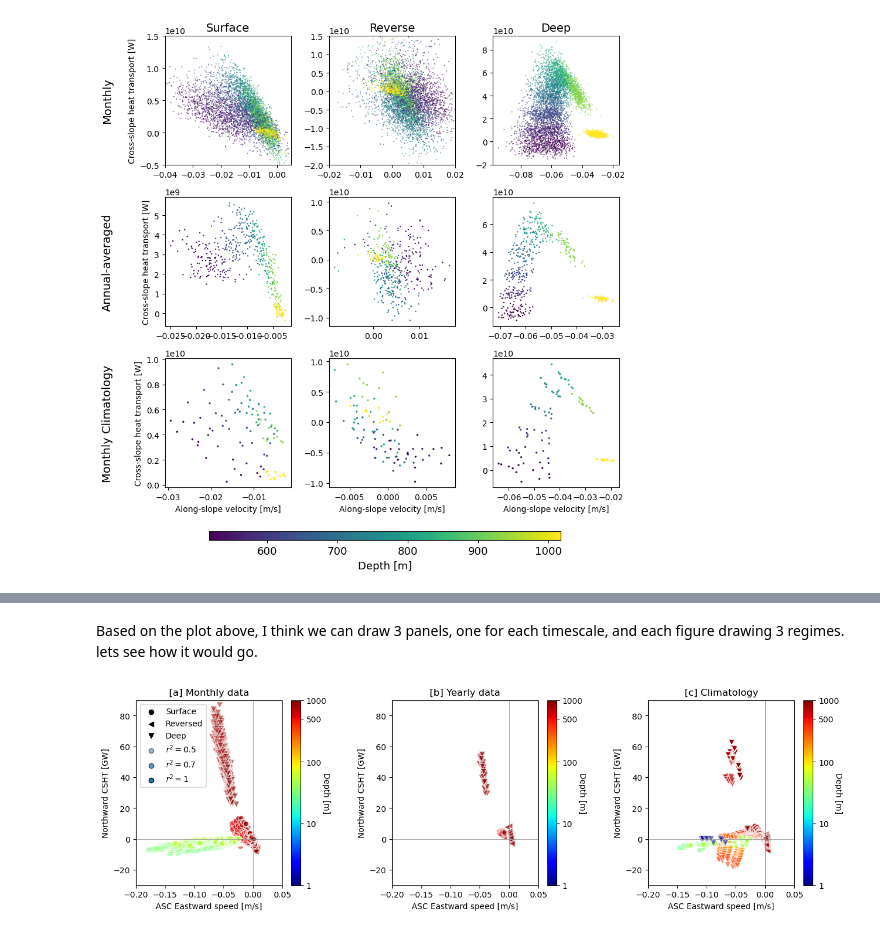
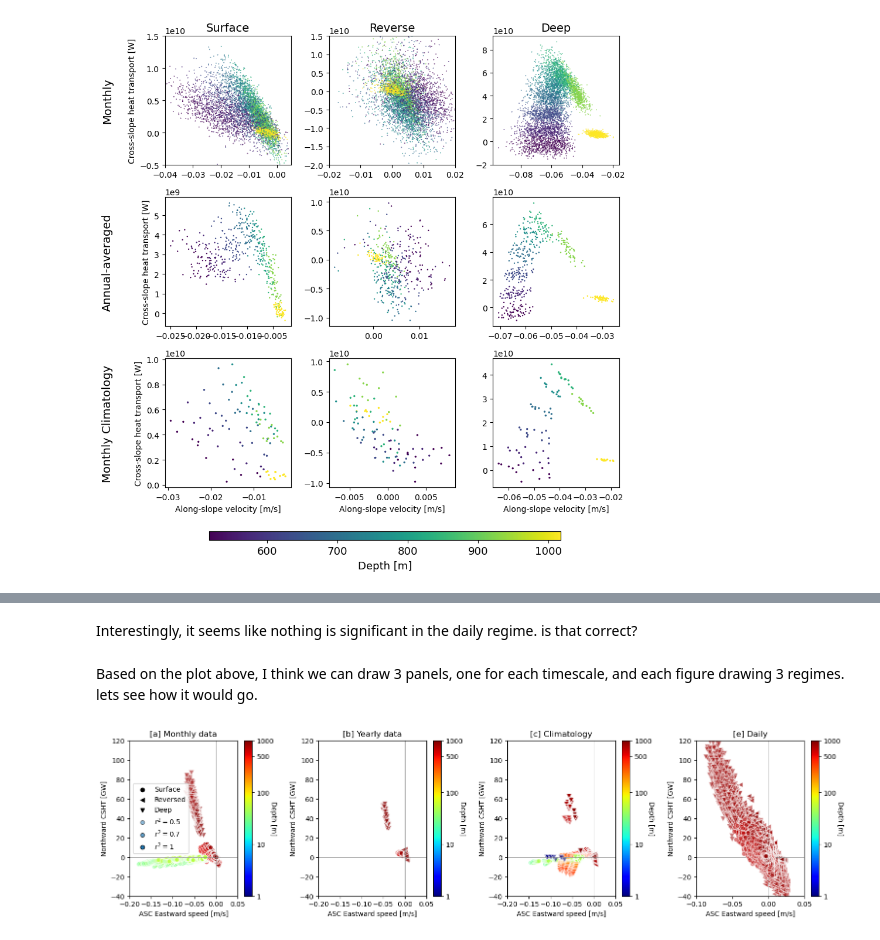
Before and after one commit to willaguiar/ASC_and_heat_transport, a Jupyter notebook: Jupyter/GMM_ASC_newfigs.ipynb, the cells around one changed output, grey strips where cells are left out. Drawn from its saved outputs; the diff is of its cells as text; code cells hidden in the pictures.

Commit message:
Added daily data analysis on GMM code

```diff
--- a/Jupyter/GMM_ASC_newfigs.ipynb
+++ b/Jupyter/GMM_ASC_newfigs.ipynb
@@ -552,0 +512,11 @@ array([[[[            nan,             nan, -5.01025119e+09],
+# %%
+#Importing average clustering mask
+mean_mask=xr.open_dataset('/g/data/v45/txs156/ASC_classification/clustering_mask_time_mean.nc')
+mean_mask=mean_mask.regimes_mask.load()
+# %%
+#daily u masked
+masked_u_alongday = u_along.rename({'st_ocean':'depth', 'lon_bin_midpoints':'lon'})*mean_mask
+masked_u_alongday.load()
+
+masked_CSHT_day = ((CSHT_along.binned_cross_slope_heat_trans+CSHT_along.zonal_convergence)*0.08).rename({'st_ocean':'depth', 'lon_bin_midpoints':'lon'})*mean_mask
+masked_CSHT_day.load()
@@ -593,3 +581,5 @@ axs[2].grid()
 plt.show()
 # %% [output]
 [figure]
+# %%
+masked_u_alongday = masked_u_alongday.u_along_contour_binned
@@ -1179,6 +1451,8 @@ plt.savefig('/g/data/x77/wf4500/ASC_project/analysis_figs/UvsCSHT_scatter.png',
 # Filtering values for plotting only regions with r2>0.5, and significant correlations
 
 #Filtering U/HT by R and P ########################## regime 0
+####Daily mean
+u_reg0fd=u_reg0d * p_reg00d * r_reg00d
 ####Monthly mean
 u_reg0f=u_reg0 * p_reg00 * r_reg00
 ####Yearly mean
@@ -1186,6 +1460,8 @@ u_reg0Yf=u_reg0Y * p_reg00Y * r_reg00Y
 ####Climatology
 u_reg0Cf=u_reg0C * p_reg00C * r_reg00C
 #Filtering U/HT by R and P ########################## regime 1
+####Monthly mean
+u_reg1fd=u_reg1d * p_reg11d * r_reg11d
 ####Monthly mean
 u_reg1f=u_reg1 * p_reg11 * r_reg11
 ####Yearly mean
@@ -1195,6 +1471,8 @@ u_reg1Cf=u_reg1C * p_reg11C * r_reg11C
 
 #Filtering U/HT by R and P ########################## regime 0
 ####Monthly mean
+u_reg2fd=u_reg2d * p_reg22d * r_reg22d
+####Monthly mean
 u_reg2f=u_reg2 * p_reg22 * r_reg22
 ####Yearly mean
 u_reg2Yf=u_reg2Y * p_reg22Y * r_reg22Y
@@ -1371,8 +1701,10 @@ plt.savefig('/g/data/x77/wf4500/ASC_project/analysis_figs/UvsCSHT_filteredscatte
+# %% [markdown]
+Interestingly, it seems like nothing is significant in the daily regime. is that correct?
 # %% [markdown]
 Based on the plot above, I think we can draw 3 panels, one for each timescale, and each figure drawing 3 regimes. lets see how it would go.
 # %%
 ### Scatter plots of regimes
-plt.figure(figsize=(15,4))
+plt.figure(figsize=(18,4))
 plt.subplots_adjust(left=0.1,
                     bottom=0.1,
                     right=0.9,
@@ -1382,7 +1714,7 @@ plt.subplots_adjust(left=0.1,
 
 cmapname='jet'
 ####### Monthly plot ##################################################################################
-plt.subplot(1,3,1)
+plt.subplot(1,4,1)
 #Surface regime
 sc = plt.scatter(u_reg0f,CSHT_reg0/1e9,c=colorvector,cmap=cmapname,s=45,\
                  alpha=alphas_reg0,vmin=0,vmax=3,\
@@ -1415,13 +1747,13 @@ plt.scatter(-100,-100,color='tab:blue',alpha=1,s=35,edgecolor='black',label=r"$r
 plt.xlabel('ASC Eastward speed [m/s]')
 plt.ylabel('Northward CSHT [GW]')
 plt.title('[a] Monthly data')
-plt.ylim(-30,90)
+plt.ylim(ymin,ymax)
 plt.xlim(-0.2,0.05)
 plt.legend()
 
 
 ####### Yearly plot ##################################################################################
-plt.subplot(1,3,2)
+plt.subplot(1,4,2)
 scY = plt.scatter(u_reg0Yf,CSHT_reg0Y/1e9,c=colorvectorY,cmap=cmapname,s=45,\
                   alpha=alphas_reg0Y,vmin=0,vmax=3,\
                     edgecolor='white',marker= 'o')
@@ -1443,37 +1775,65 @@ plt.scatter(-100,-100,color='tab:blue',alpha=1,s=35,edgecolor='black',label=r"$r
 plt.xlabel('ASC Eastward speed [m/s]')
 plt.ylabel('Northward CSHT [GW]')
 plt.title('[b] Yearly data')
-plt.ylim(-30,90)
+plt.ylim(ymin,ymax)
 plt.xlim(-0.2,0.05)
 #plt.legend()
 
 ####### Climatological plot ##################################################################################
-plt.subplot(1,3,3)
+plt.subplot(1,4,3)
 sc0C = plt.scatter(u_reg0Cf,CSHT_reg0C/1e9,c=colorvectorC,cmap=cmapname,s=45,\
                    alpha=alphas_reg0C,vmin=0,vmax=3,\
                    edgecolor='white',marker= 'o')
 sc1C = plt.scatter(u_reg1Cf,CSHT_reg1C/1e9,c=colorvector1C,cmap=cmapname,s=55,\
                    alpha=alphas_reg1C,vmin=0,vmax=3,\
                    edgecolor='white',marker= '<')
 sc2C = plt.scatter(u_reg2Cf,CSHT_reg2C/1e9,c=colorvector2C,cmap=cmapname,s=60,\
                    alpha=alphas_reg2C,vmin=0,vmax=3,\
                     edgecolor='white',marker= 'v')
 
 cbar1 = plt.colorbar(sc1C, ticks=[0,1,2,2.698,3])
 cbar1.ax.set_yticklabels(['1','10','100','500','1000'])
 cbar1.set_label('Depth [m]', rotation=270)
 plt.plot([0,0],[-150,150],color='grey',lw=0.5)
 plt.plot([-150,150],[0,0],color='grey',lw=0.5)
 plt.scatter(-100,-100,color='tab:blue',alpha=0.5,s=35,edgecolor='black',label=r"$r^{2}=0.5$")
 plt.scatter(-100,-100,color='tab:blue',alpha=0.7,s=35,edgecolor='black',label=r"$r^{2}=0.7$")
 plt.scatter(-100,-100,color='tab:blue',alpha=1,s=35,edgecolor='black',label=r"$r^{2}=1$")
 plt.xlabel('ASC Eastward speed [m/s]')
 plt.ylabel('Northward CSHT [GW]')
 plt.title('[c] Climatology')
-plt.ylim(-30,90)
+plt.ylim(ymin,ymax)
 plt.xlim(-0.2,0.05)
 
+####### daily plot ##################################################################################
+plt.subplot(1,4,4)
+sc0d = plt.scatter(u_reg0fd,CSHT_reg0d/1e9,c=colorvectorD,cmap=cmapname,s=45,\
+                   alpha=alphas_reg0d,vmin=0,vmax=3,\
+                   edgecolor='white',marker= 'o',zorder=3)
+sc1d = plt.scatter(u_reg1fd,CSHT_reg1d/1e9,c=colorvector1d,cmap=cmapname,s=55,\
+                   alpha=alphas_reg1d,vmin=0,vmax=3,\
+                   edgecolor='white',marker= '<')
+sc2d = plt.scatter(u_reg2fd,CSHT_reg2d/1e9,c=colorvector2d,cmap=cmapname,s=60,\
+                   alpha=alphas_reg2d,vmin=0,vmax=3,\
+                    edgecolor='white',marker= 'v')
+
+cbar1d = plt.colorbar(sc1d, ticks=[0,1,2,2.698,3])
+cbar1d.ax.set_yticklabels(['1','10','100','500','1000'])
+cbar1d.set_label('Depth [m]', rotation=270)
+plt.plot([0,0],[-150,150],color='grey',lw=0.5)
+plt.plot([-150,150],[0,0],color='grey',lw=0.5)
+plt.scatter(-100,-100,color='tab:blue',alpha=0.5,s=35,edgecolor='black',label=r"$r^{2}=0.5$")
+plt.scatter(-100,-100,color='tab:blue',alpha=0.7,s=35,edgecolor='black',label=r"$r^{2}=0.7$")
+plt.scatter(-100,-100,color='tab:blue',alpha=1,s=35,edgecolor='black',label=r"$r^{2}=1$")
+plt.xlabel('ASC Eastward speed [m/s]')
+plt.ylabel('Northward CSHT [GW]')
+plt.title('[e] Daily')
+plt.ylim(ymin,ymax)
+plt.xlim(-0.1,0.05)
+
+
+
 plt.savefig('/g/data/x77/wf4500/ASC_project/analysis_figs/UvsCSHT_simplifiedscatter.png', bbox_inches='tight', dpi=300)
 # %% [output]
-[figure, old version]
+[figure, new version]
 # %%
```
Also changed, not shown: parts of 25 cells of this notebook.
